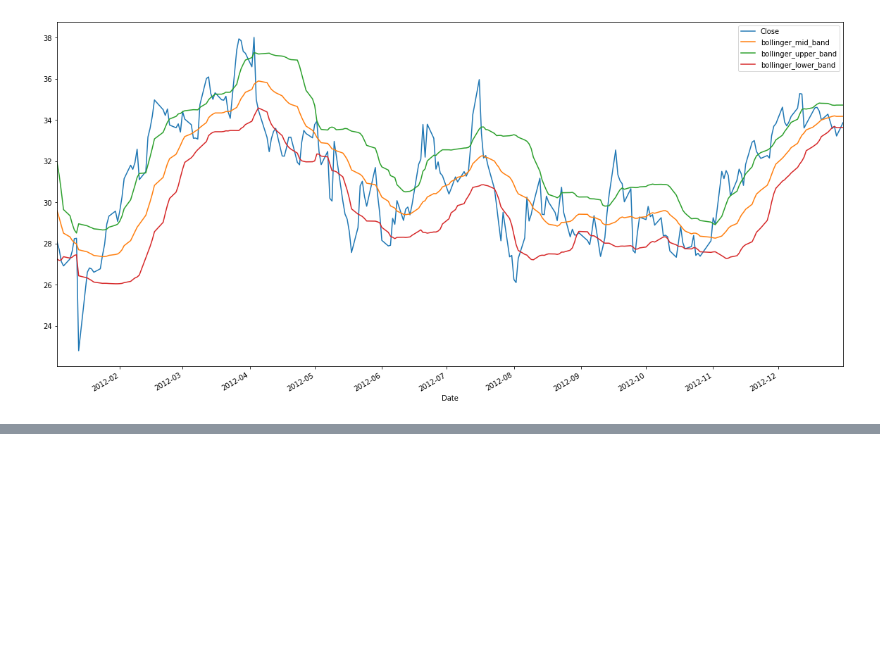
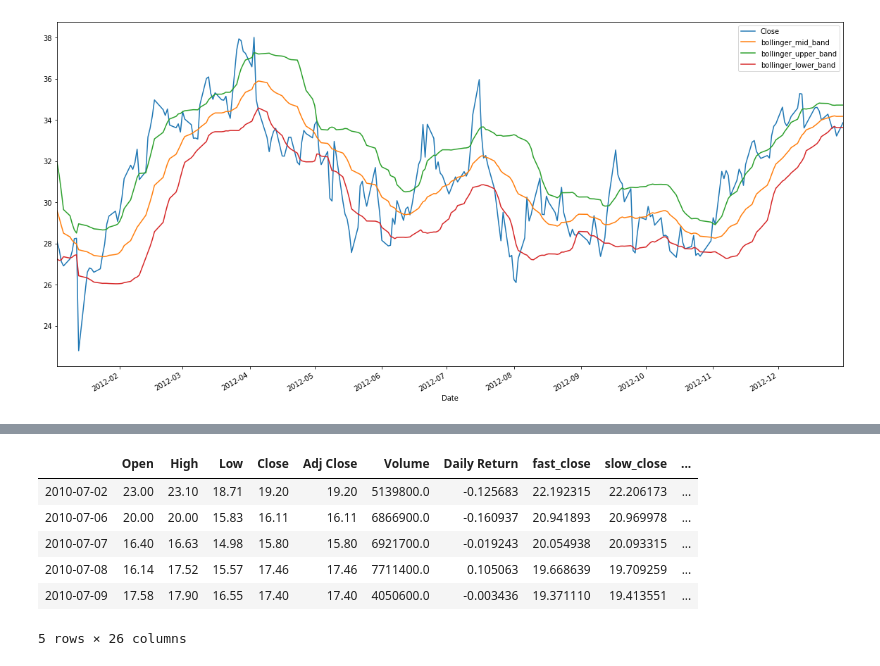
Before and after one commit to irayje/project_2, a Jupyter notebook: model_training.ipynb, the cells around one changed output, grey strips where cells are left out. Cells and saved outputs as stored; diff of their text form; code cells hidden in the pictures; blank space fills up the shorter version.

```diff
--- a/model_training.ipynb
+++ b/model_training.ipynb
@@ -212,3 +212,9 @@ data.loc['2012-01-01':'2013-01-01'][['Close','bollinger_mid_band','bollinger_upp
 # %% [output]
 <matplotlib.axes._subplots.AxesSubplot at 0x...>
 [figure]
+# %%
+# Set x variable list of features
+x_var_list = ['crossover_signal', 'vol_trend_signal', 'bollinger_signal', 'normalized']
+
+# Filter by x-variable list
+signal_data[x_var_list].tail()
@@ -214,0 +228,3 @@ data.loc['2012-01-01':'2013-01-01'][['Close','bollinger_mid_band','bollinger_upp
+# %%
+signal_data[x_var_list] = signal_data[x_var_list].shift(1)
+signal_data[x_var_list].tail()
@@ -214,0 +238,14 @@ data.loc['2012-01-01':'2013-01-01'][['Close','bollinger_mid_band','bollinger_upp
+# %%
+#signal_dataand replace positive/negative infinity values
+signal_data.dropna(subset=x_var_list, inplace=True)
+signal_data.dropna(subset=['Daily Return'], inplace=True)
+signal_data = signal_data.replace([np.inf, -np.inf], np.nan)
+signal_data.head()
+# %% [output]
+|  | Open | High | Low | Close | Adj Close | Volume | Daily Return | fast_close | slow_close | ... |
+| 2010-07-02 | 23.00 | 23.10 | 18.71 | 19.20 | 19.20 | 5139800.0 | -0.125683 | 22.192315 | 22.206173 | ... |
+| 2010-07-06 | 20.00 | 20.00 | 15.83 | 16.11 | 16.11 | 6866900.0 | -0.160937 | 20.941893 | 20.969978 | ... |
+| 2010-07-07 | 16.40 | 16.63 | 14.98 | 15.80 | 15.80 | 6921700.0 | -0.019243 | 20.054938 | 20.093315 | ... |
+| 2010-07-08 | 16.14 | 17.52 | 15.57 | 17.46 | 17.46 | 7711400.0 | 0.105063 | 19.668639 | 19.709259 | ... |
+| 2010-07-09 | 17.58 | 17.90 | 16.55 | 17.40 | 17.40 | 4050600.0 | -0.003436 | 19.371110 | 19.413551 | ... |
+5 rows × 26 columns
```
Also changed, not shown: parts of 5 cells of this notebook.
